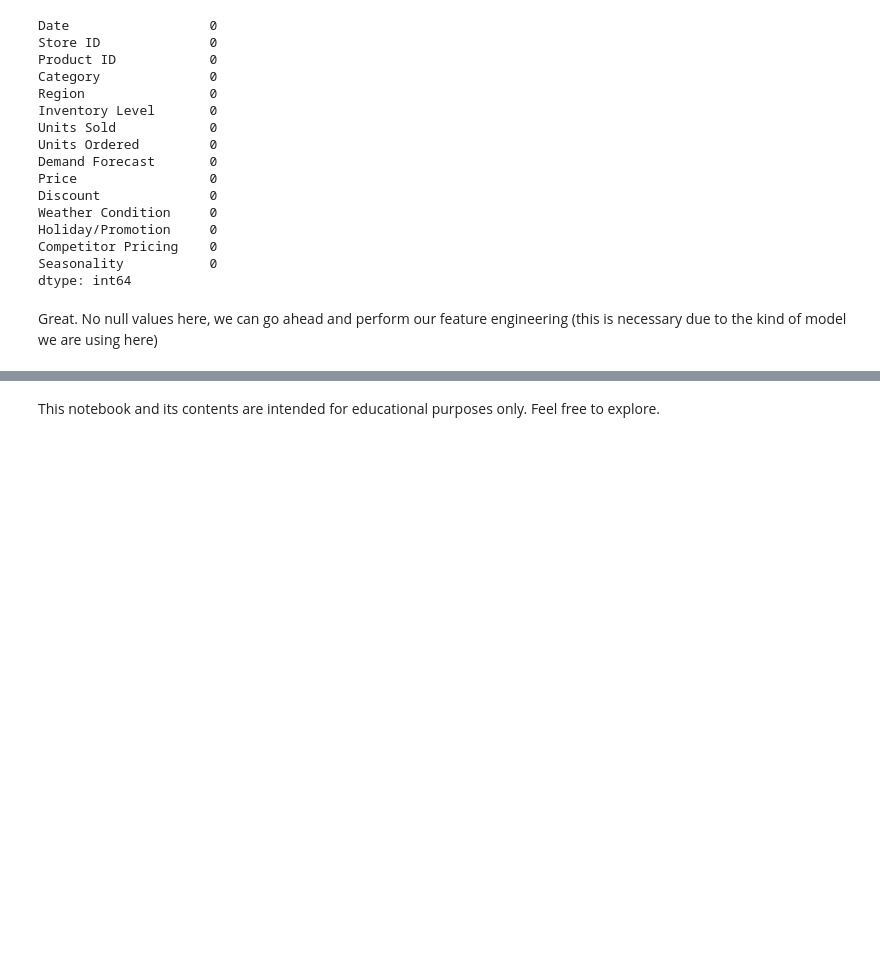
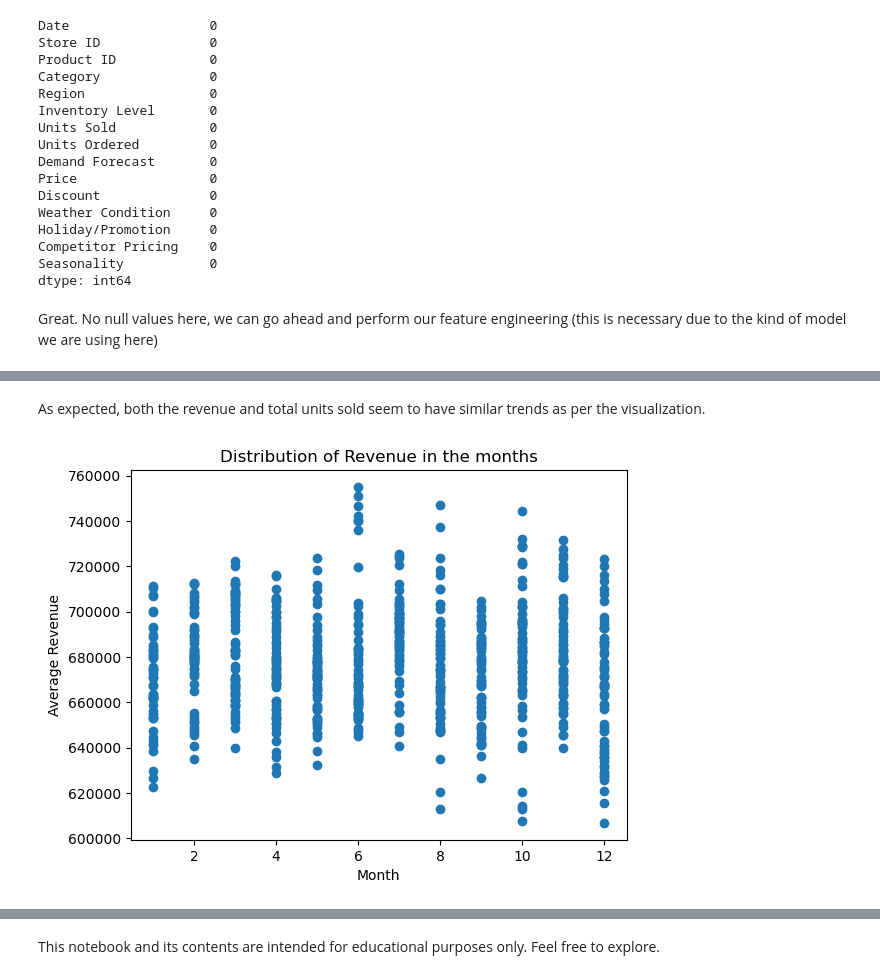
Before and after one commit to Mohammed-Hanan-Othman/time-series-forecasting, a Jupyter notebook: notebooks/sales_prediction_lightgbm.ipynb, the cells around one changed output, grey strips where cells are left out. Saved outputs shown, nothing was run; the diff lists cells and outputs as text; code cells hidden in the pictures; blank space fills up the shorter version.

```diff
--- a/notebooks/sales_prediction_lightgbm.ipynb
+++ b/notebooks/sales_prediction_lightgbm.ipynb
@@ -62,0 +147,10 @@ Great. No null values here, we can go ahead and perform our feature engineering
+# %% [markdown]
+As expected, both the revenue and total units sold seem to have similar trends as per the visualization.
+# %%
+# Visualizing trends in Daily revenue by month
+plt.scatter(daily_df["month"] ,daily_df["rev_rolling_7_mean"])
+plt.xlabel("Month")
+plt.ylabel("Average Revenue")
+plt.title("Distribution of Revenue in the months");
+# %% [output]
+[figure, added]
```
Also changed, not shown: parts of 20 cells of this notebook.
